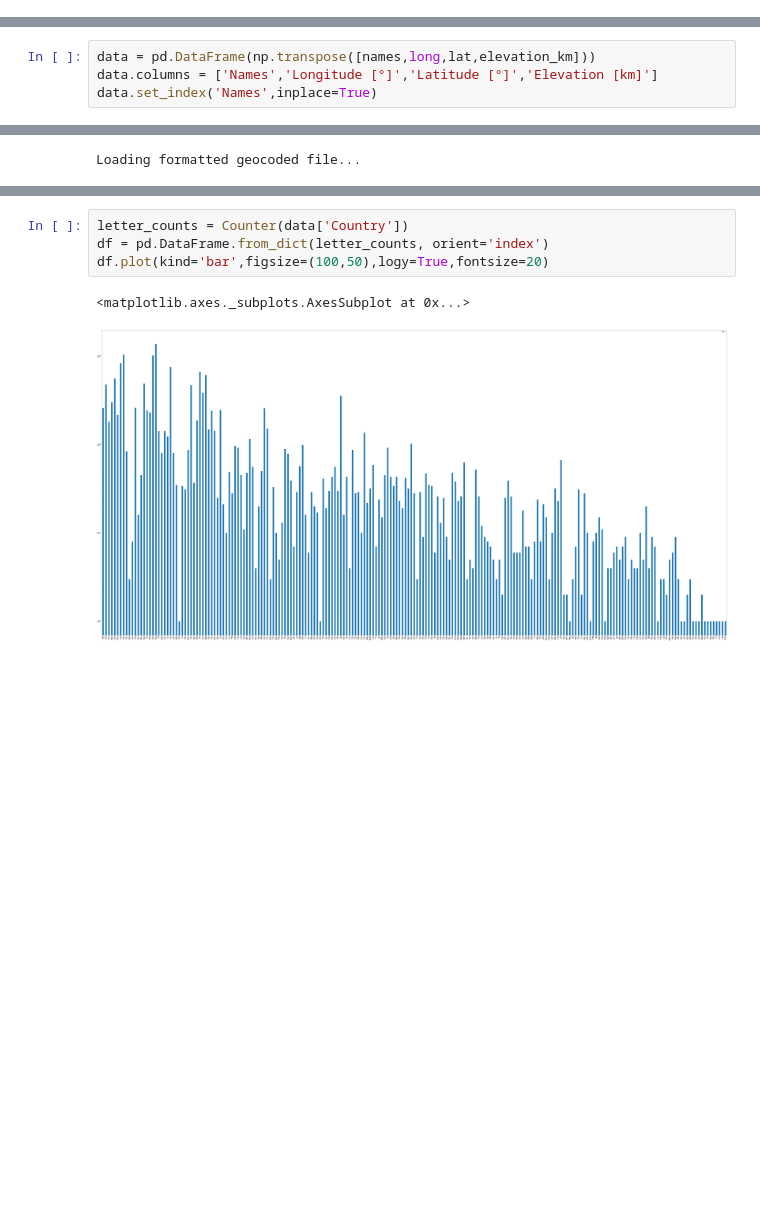
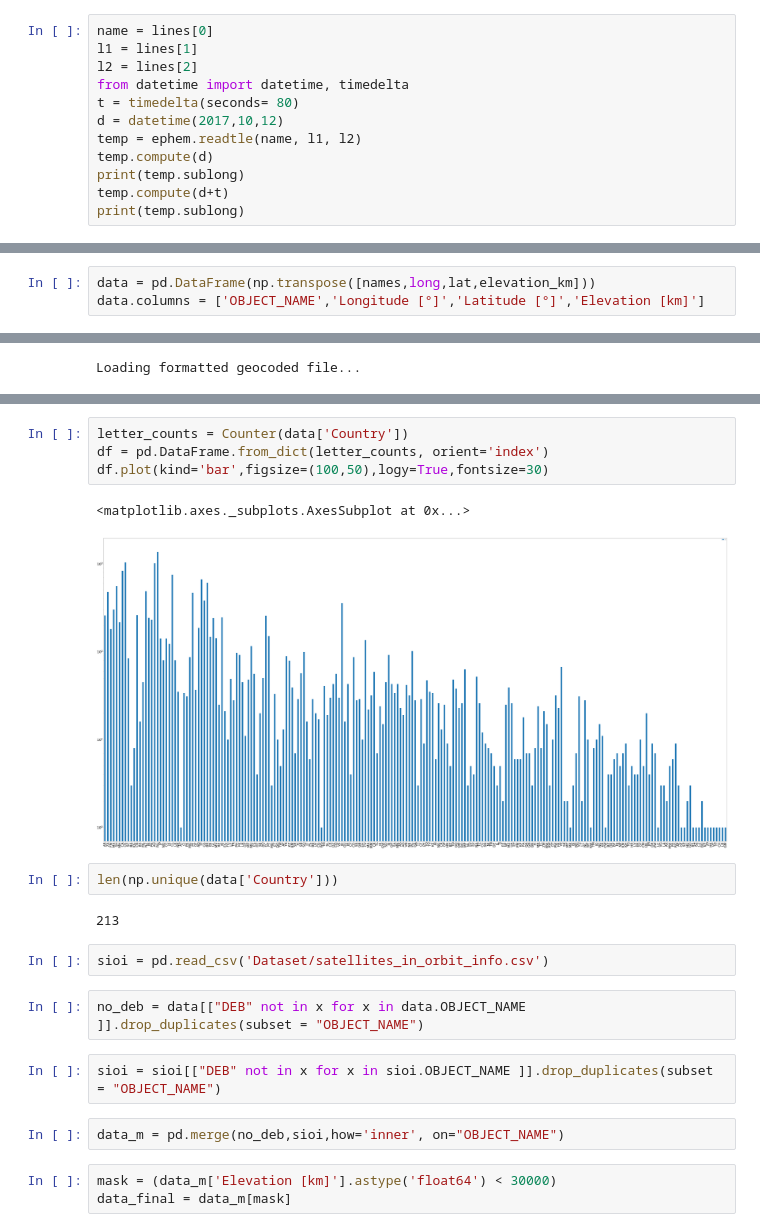
Before and after one commit to lggoch/NTDS_Sat, a Jupyter notebook: Project_Exploratory_Antoine.ipynb, the cells around one changed output, grey strips where cells are left out. Cells and saved outputs as stored; diff of their text form; blank space fills up the shorter version.

```diff
--- a/Project_Exploratory_Antoine.ipynb
+++ b/Project_Exploratory_Antoine.ipynb
@@ -31,3 +32,15 @@ from collections import Counter
 # %%
 tle = open('Dataset/satellite_tle_current.txt')
 lines = tle.readlines()
+# %%
+name = lines[0]
+l1 = lines[1]
+l2 = lines[2]
+from datetime import datetime, timedelta
+t = timedelta(seconds= 80)
+d = datetime(2017,10,12)
+temp = ephem.readtle(name, l1, l2)
+temp.compute(d)
+print(temp.sublong)
+temp.compute(d+t)
+print(temp.sublong)
@@ -52,8 +68,7 @@ Index number 5361 is not compatible to perform computation
 Index number 49563 is not compatible to perform computation
 # %%
 data = pd.DataFrame(np.transpose([names,long,lat,elevation_km]))
-data.columns = ['Names','Longitude [°]','Latitude [°]','Elevation [km]']
-data.set_index('Names',inplace=True)
+data.columns = ['OBJECT_NAME','Longitude [°]','Latitude [°]','Elevation [km]']
 # %%
 coord = list(zip(lat,long))
 result = rg.search(coord)
@@ -86,7 +100,22 @@ data
 # %%
 letter_counts = Counter(data['Country'])
 df = pd.DataFrame.from_dict(letter_counts, orient='index')
-df.plot(kind='bar',figsize=(100,50),logy=True,fontsize=20)
+df.plot(kind='bar',figsize=(100,50),logy=True,fontsize=30)
 # %% [output]
 <matplotlib.axes._subplots.AxesSubplot at 0x...>
-[figure, old version]
+[figure, new version]
+# %%
+len(np.unique(data['Country']))
+# %% [output]
+213
+# %%
+sioi = pd.read_csv('Dataset/satellites_in_orbit_info.csv')
+# %%
+no_deb = data[["DEB" not in x for x in data.OBJECT_NAME ]].drop_duplicates(subset = "OBJECT_NAME")
+# %%
+sioi = sioi[["DEB" not in x for x in sioi.OBJECT_NAME ]].drop_duplicates(subset = "OBJECT_NAME")
+# %%
+data_m = pd.merge(no_deb,sioi,how='inner', on="OBJECT_NAME")
+# %%
+mask = (data_m['Elevation [km]'].astype('float64') < 30000)
+data_final = data_m[mask]
```
Also changed, not shown: parts of 7 cells of this notebook.
